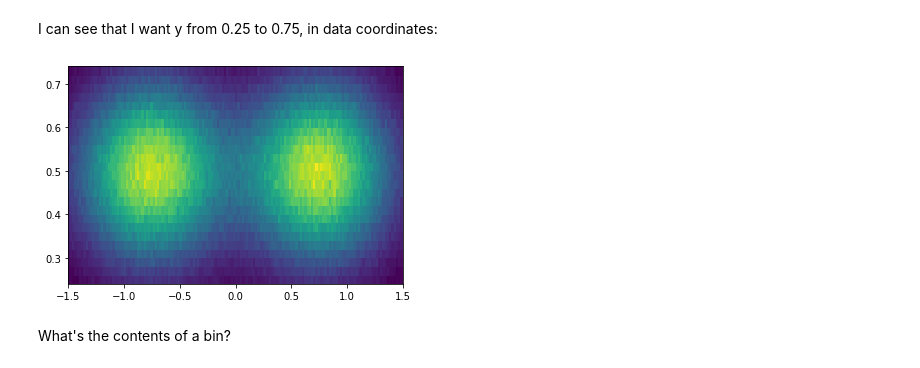
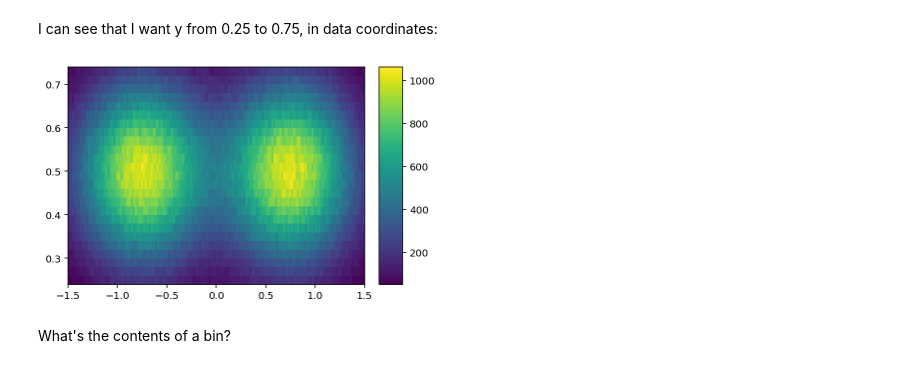
Before and after one commit to henryiii/histogram-tutorial, a Jupyter notebook: 2_ND_histograms.ipynb, the cells around one changed output. Saved outputs shown, nothing was run; the diff lists cells and outputs as text; code cells hidden in the pictures.

```diff
--- a/2_ND_histograms.ipynb
+++ b/2_ND_histograms.ipynb
@@ -79,9 +73,9 @@ plothist2d(hist3);
 # %% [markdown]
 I can see that I want y from 0.25 to 0.75, in data coordinates:
-# %%
-plothist2d(hist3[:, bh.loc(.25):bh.loc(.75)]);
-# %% [output]
-[figure, removed]
+# %%
+h[:, .25j:.75j].plot();
+# %% [output]
+[figure, added]
 # %% [markdown]
 What's the contents of a bin?
 # %%
```
Also changed, not shown: parts of 19 cells of this notebook, 5 other files.
